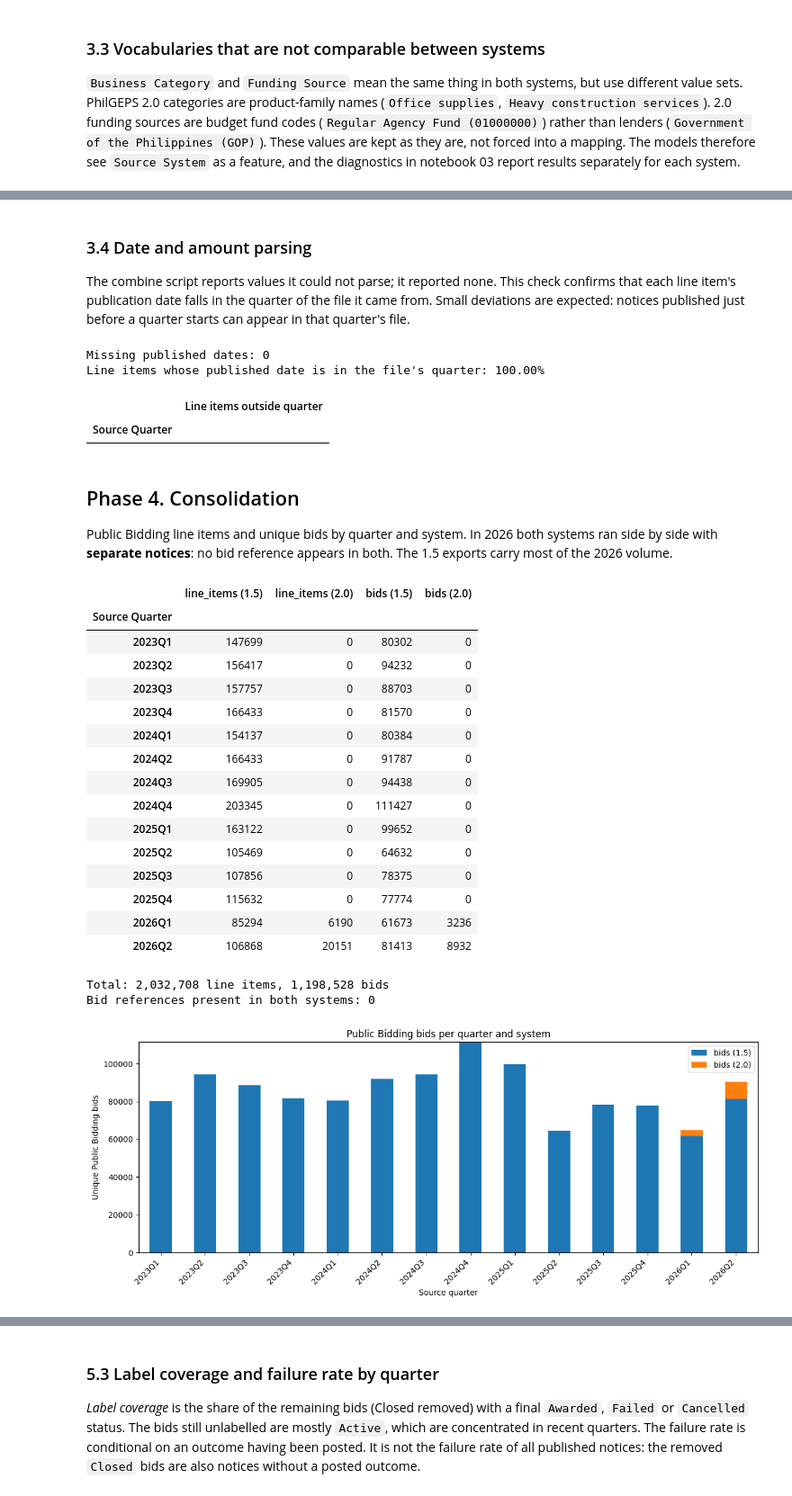
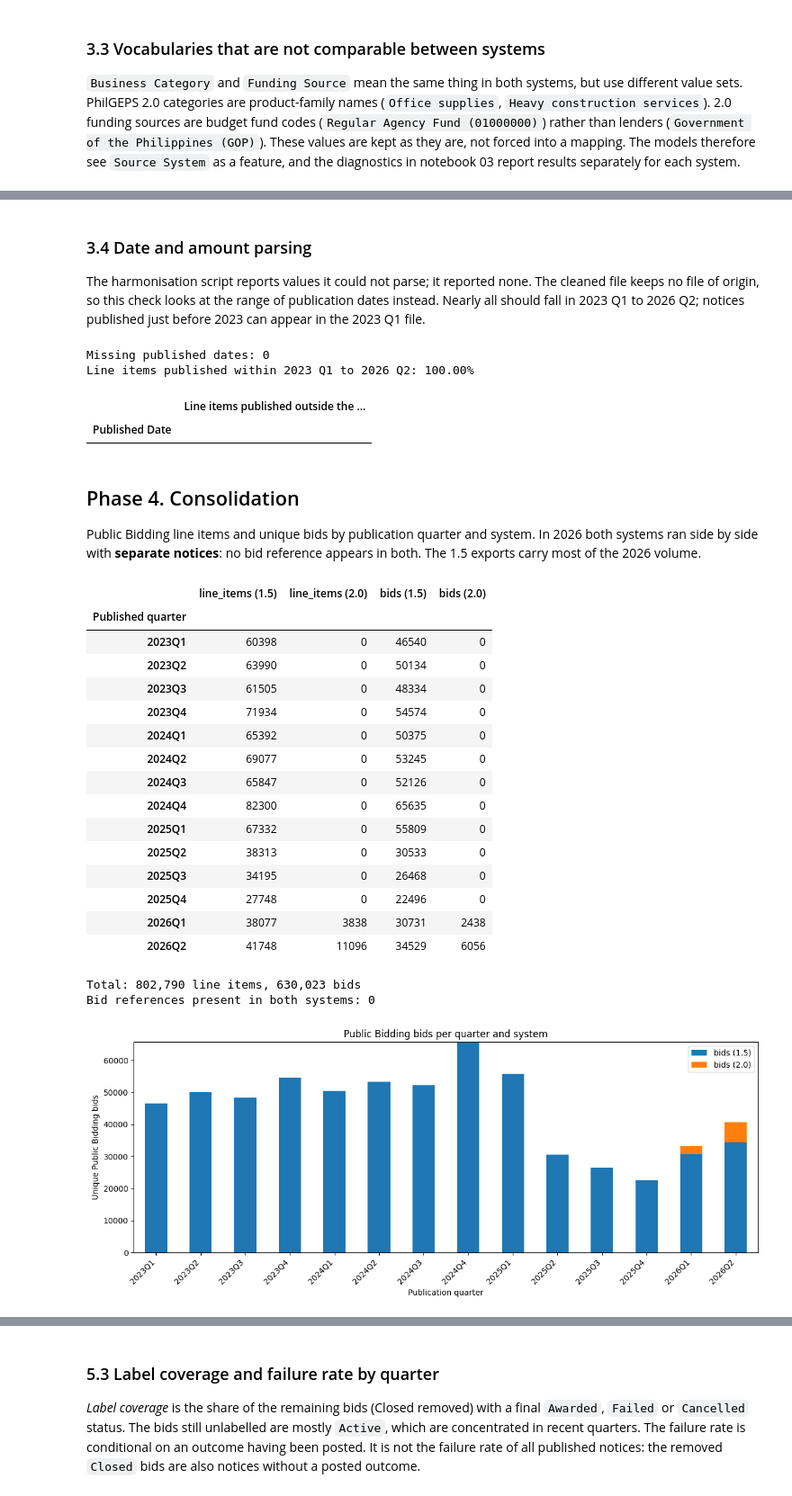
Before and after one commit to deyosa/philgeps-ml-project, a Jupyter notebook: notebooks/01_data_preparation_and_eda.ipynb, the cells around one changed output, grey strips where cells are left out. Shown at 90% size. Cells and saved outputs as stored; diff of their text form; code cells hidden in the pictures.

```diff
--- a/notebooks/01_data_preparation_and_eda.ipynb
+++ b/notebooks/01_data_preparation_and_eda.ipynb
@@ -95,9 +96,9 @@ display(dup_check)
 dups = set(dup_check.loc[dup_check["Identical (MD5)"], "2.0 file"])
 in_window = (inventory.Year.astype(str) + inventory.Quarter).isin(pf.STUDY_QUARTERS)
 inventory["Used"] = np.select([inventory.File.isin(dups), ~in_window],
-                              ["skipped: duplicate of 1.5 file", "skipped: after the 2026 Q2 study window"], "used")
+                              ["read; rows dropped as exact duplicates of the 1.5 file", "skipped: after the 2026 Q2 study window"], "used")
 display(inventory)
-print(f"Files used: {(inventory.Used == 'used').sum()} | skipped duplicates: {len(dups)} | "
+print(f"Files used: {(inventory.Used == 'used').sum()} | duplicate copies: {len(dups)} | "
       f"skipped, outside the study window: {inventory.Used.str.contains('window').sum()}")
 # %% [output]
 |  | 2.0 file | 1.5 file | Identical (MD5) |
@@ -441,59 +440,60 @@ Top 2.0 funding sources: {'Regular Agency Fund (01000000)': 21412, 'Internally G
 # %% [markdown]
 ### 3.4 Date and amount parsing
 
-The combine script reports values it could not parse; it reported none. This check confirms that each line item's publication date falls in the quarter of the file it came from. Small deviations are expected: notices published just before a quarter starts can appear in that quarter's file.
+The harmonisation script reports values it could not parse; it reported none. The cleaned file keeps no file of origin, so this check looks at the range of publication dates instead. Nearly all should fall in 2023 Q1 to 2026 Q2; notices published just before 2023 can appear in the 2023 Q1 file.
 # %%
-pub_q = items["Published Date"].dt.year.astype("Int64").astype(str) + "Q" + items["Published Date"].dt.quarter.astype("Int64").astype(str)
-match = (pub_q == items["Source Quarter"].astype(str))
+pub_q = items["Published Date"].dt.to_period("Q").astype(str)
+in_window = pub_q.isin(pf.STUDY_QUARTERS)
 print(f"Missing published dates: {items['Published Date'].isna().sum():,}")
-print(f"Line items whose published date is in the file's quarter: {match.mean() * 100:.2f}%")
-mismatch = items.loc[~match].groupby(["Source Quarter"], observed=True).size().rename("Line items outside quarter")
-display(mismatch[mismatch > 0].to_frame())
+print(f"Line items published within 2023 Q1 to 2026 Q2: {in_window.mean() * 100:.2f}%")
+outside = pub_q[~in_window & items["Published Date"].notna()].value_counts().sort_index()
+display(outside.rename("Line items published outside the window").to_frame())
 # %% [output]
 Missing published dates: 0
-Line items whose published date is in the file's quarter: 100.00%
+Line items published within 2023 Q1 to 2026 Q2: 100.00%
-|  | Line items outside quarter |
-| Source Quarter |  |
+|  | Line items published outside the ... |
+| Published Date |  |
 # %% [markdown]
 ## Phase 4. Consolidation
 
-Public Bidding line items and unique bids by quarter and system. In 2026 both systems ran side by side with **separate notices**: no bid reference appears in both. The 1.5 exports carry most of the 2026 volume.
+Public Bidding line items and unique bids by publication quarter and system. In 2026 both systems ran side by side with **separate notices**: no bid reference appears in both. The 1.5 exports carry most of the 2026 volume.
 # %%
-consol = items.groupby(["Source Quarter", "Source System"], observed=True).agg(
+published_quarter = items["Published Date"].dt.to_period("Q").astype(str).rename("Published quarter")
+consol = items.groupby([published_quarter, items["Source System"]], observed=True).agg(
     line_items=("Bid Notice Status", "size"),
     bids=("Bid Reference No.", "nunique"),
 ).unstack("Source System", fill_value=0)
 consol.columns = [f"{a} ({b})" for a, b in consol.columns]
 display(consol)
 print(f"Total: {len(items):,} line items, {items.groupby(pf.KEY, observed=True).ngroups:,} bids")
 
 shared = set(items.loc[items["Source System"] == "1.5", "Bid Reference No."]) & set(items.loc[items["Source System"] == "2.0", "Bid Reference No."])
 print(f"Bid references present in both systems: {len(shared)}")
 
 ax = consol[[c for c in consol.columns if c.startswith("bids")]].plot(kind="bar", stacked=True, figsize=(12, 5))
-ax.set_ylabel("Unique Public Bidding bids"); ax.set_xlabel("Source quarter")
+ax.set_ylabel("Unique Public Bidding bids"); ax.set_xlabel("Publication quarter")
 ax.set_title("Public Bidding bids per quarter and system")
 plt.xticks(rotation=45, ha="right"); plt.tight_layout(); plt.show()
 # %% [output]
 |  | line_items (1.5) | line_items (2.0) | bids (1.5) | bids (2.0) |
-| Source Quarter |  |  |  |  |
-| 2023Q1 | 147699 | 0 | 80302 | 0 |
-| 2023Q2 | 156417 | 0 | 94232 | 0 |
-| 2023Q3 | 157757 | 0 | 88703 | 0 |
-| 2023Q4 | 166433 | 0 | 81570 | 0 |
-| 2024Q1 | 154137 | 0 | 80384 | 0 |
-| 2024Q2 | 166433 | 0 | 91787 | 0 |
-| 2024Q3 | 169905 | 0 | 94438 | 0 |
-| 2024Q4 | 203345 | 0 | 111427 | 0 |
-| 2025Q1 | 163122 | 0 | 99652 | 0 |
-| 2025Q2 | 105469 | 0 | 64632 | 0 |
-| 2025Q3 | 107856 | 0 | 78375 | 0 |
-| 2025Q4 | 115632 | 0 | 77774 | 0 |
-| 2026Q1 | 85294 | 6190 | 61673 | 3236 |
-| 2026Q2 | 106868 | 20151 | 81413 | 8932 |
+| Published quarter |  |  |  |  |
+| 2023Q1 | 60398 | 0 | 46540 | 0 |
+| 2023Q2 | 63990 | 0 | 50134 | 0 |
+| 2023Q3 | 61505 | 0 | 48334 | 0 |
+| 2023Q4 | 71934 | 0 | 54574 | 0 |
+| 2024Q1 | 65392 | 0 | 50375 | 0 |
+| 2024Q2 | 69077 | 0 | 53245 | 0 |
+| 2024Q3 | 65847 | 0 | 52126 | 0 |
+| 2024Q4 | 82300 | 0 | 65635 | 0 |
+| 2025Q1 | 67332 | 0 | 55809 | 0 |
+| 2025Q2 | 38313 | 0 | 30533 | 0 |
+| 2025Q3 | 34195 | 0 | 26468 | 0 |
+| 2025Q4 | 27748 | 0 | 22496 | 0 |
+| 2026Q1 | 38077 | 3838 | 30731 | 2438 |
+| 2026Q2 | 41748 | 11096 | 34529 | 6056 |
-Total: 2,032,708 line items, 1,198,528 bids
+Total: 802,790 line items, 630,023 bids
 Bid references present in both systems: 0
-[figure, old version]
+[figure, new version]
 # %% [markdown]
 ## Phase 5. Bid-level modelling table
 
```
Also changed, not shown: parts of 28 cells of this notebook, 17 other files.
